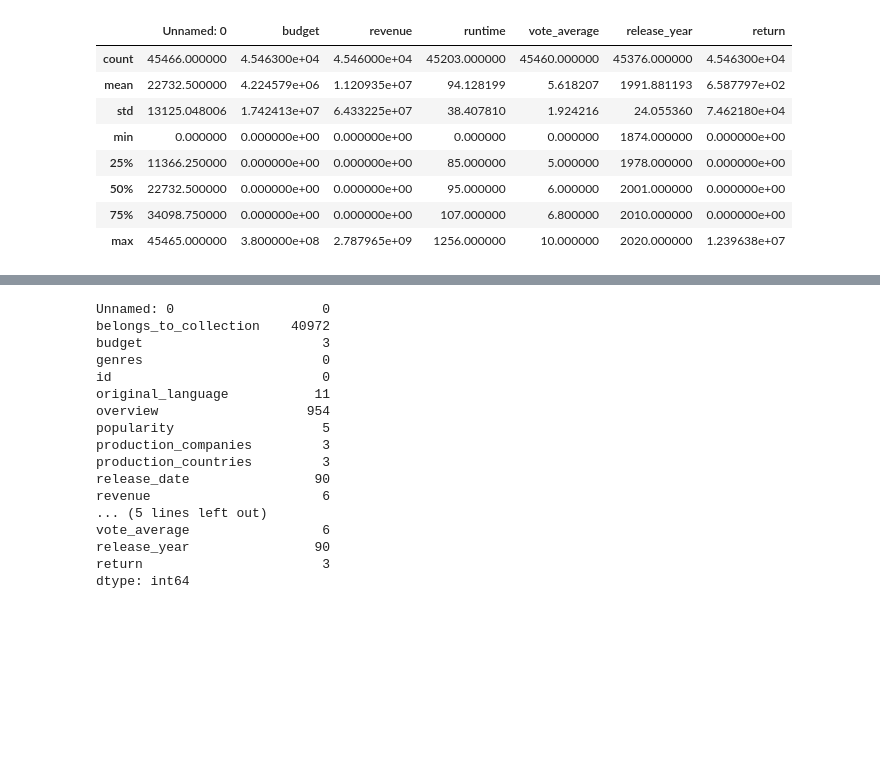
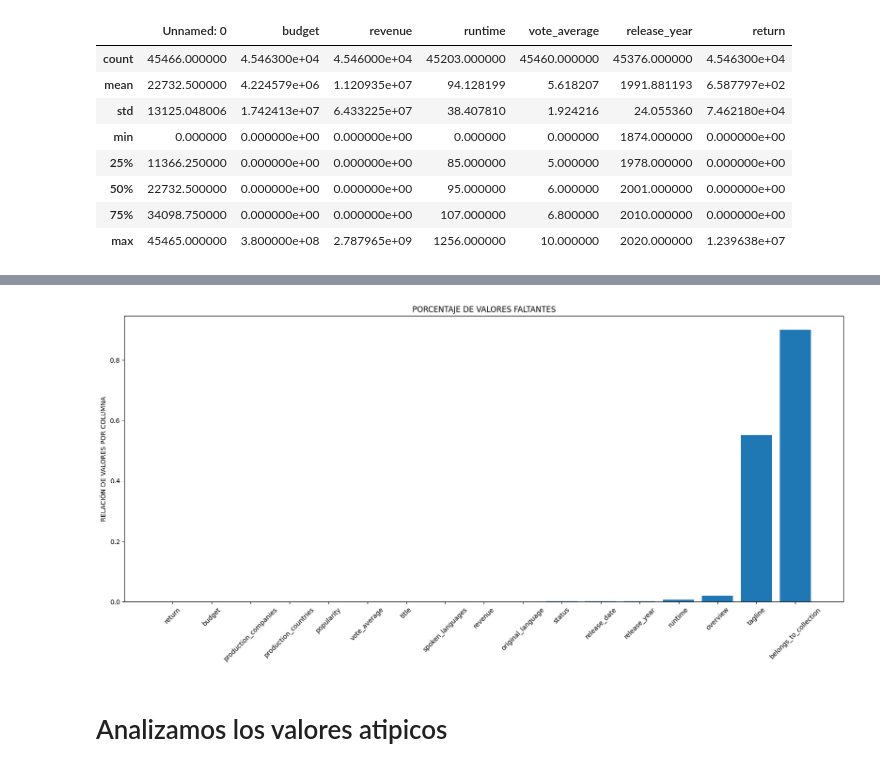
Before and after one commit to Stefany20/Proyecto_ML_Ops, a Jupyter notebook: EDA -Recomendacion/EDA.ipynb, the cells around one changed output, grey strips where cells are left out. Saved outputs shown, nothing was run; the diff lists cells and outputs as text; code cells hidden in the pictures; blank space fills up the shorter version.

```diff
--- a/EDA -Recomendacion/EDA.ipynb
+++ b/EDA -Recomendacion/EDA.ipynb
@@ -50,23 +71,16 @@ data.describe()
 # %%
-#graficamos para ver los valores faltantes
+#graficamos los valores faltantes
 mascara = data.isna().any(axis=0)
 
-data.isna().mean()[mascara].sort_values().plot()
+porcentaje = data.isna().mean()[mascara].sort_values()
+
+plt.figure(figsize=(20,8))
+plt.bar(x=porcentaje.index, height=porcentaje.values)
+plt.title("PORCENTAJE DE VALORES FALTANTES")
+plt.ylabel("RELACIÓN DE VALORES POR COLUMNA")
+plt.xticks(rotation=45)
+plt.show()
 # %% [output]
-Unnamed: 0                   0
-belongs_to_collection    40972
-budget                       3
-genres                       0
-id                           0
-original_language           11
-overview                   954
-popularity                   5
-production_companies         3
-production_countries         3
-release_date                90
-revenue                      6
-... (5 lines left out)
-vote_average                 6
-release_year                90
-return                       3
-dtype: int64
+[figure, added]
+# %% [markdown]
+# Analizamos los valores atipicos
```
Also changed, not shown: parts of 13 cells of this notebook.
